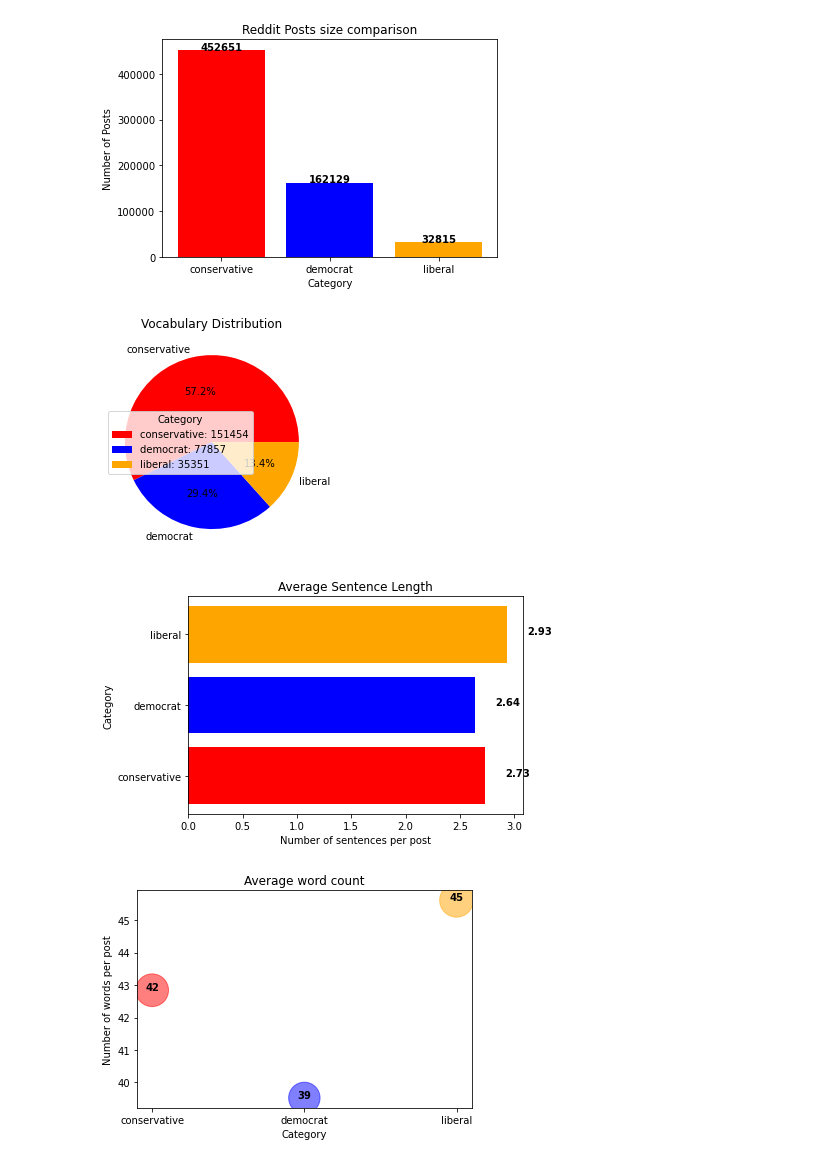
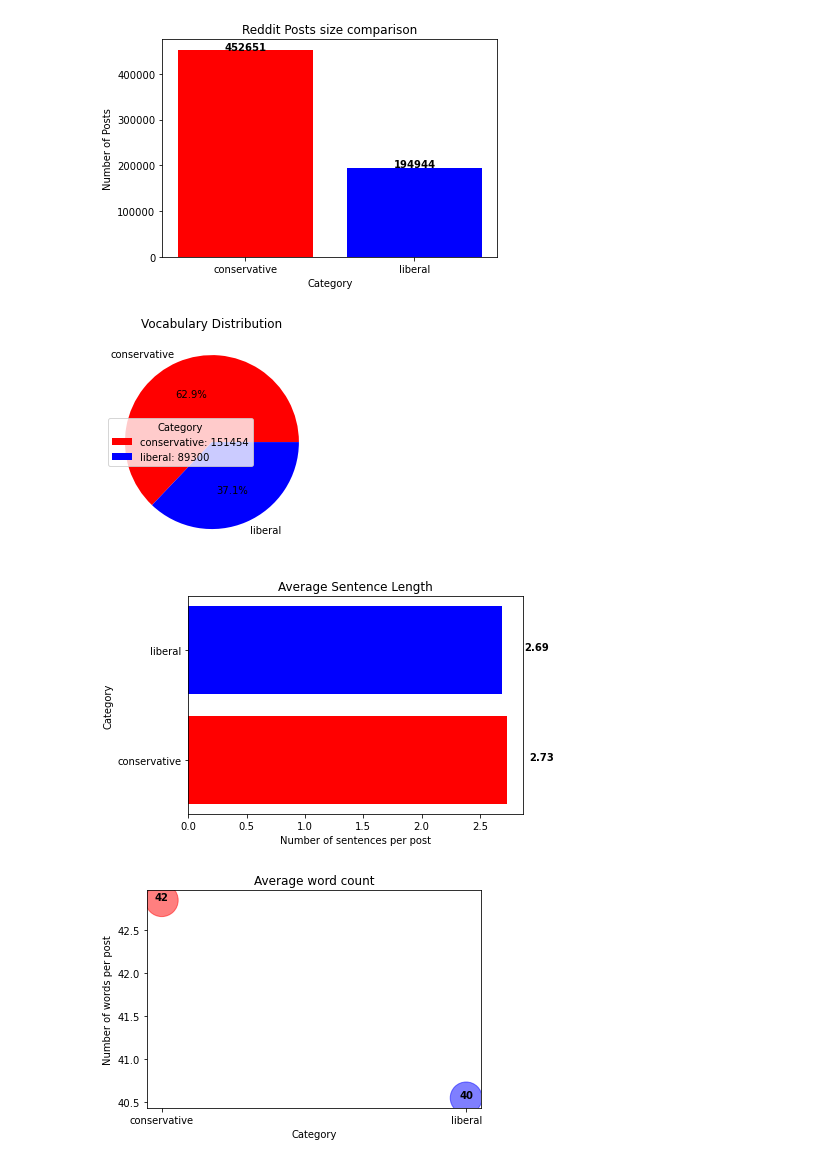
Before and after one commit to UF-CIS6930-NLP-Semantalists/semantic-shift-communities, a Jupyter notebook: Data_Pre_Processing.ipynb, the cells around one changed output. Drawn from its saved outputs; the diff is of its cells as text; code cells hidden in the pictures.

Commit message:
Merging liberal and democratic subreddits.

```diff
--- a/Data_Pre_Processing.ipynb
+++ b/Data_Pre_Processing.ipynb
@@ -16,8 +16,8 @@ def convert_to_string(data) -> str:
     return data if isinstance(data, str) else str(data)
 
 def tokenize(text: str) -> List[Token]:
-  doc = nlp(text) # spacy converts the given text into a list of tokens
-  return [w for w in doc]
+  doc = nlp(text)
+  return [w for sent in doc.sents for w in sent]
 
 def remove_punctuation(tokens: List[Token]) -> List[Token]:
   return [t for t in tokens if t.text not in string.punctuation]
@@ -44,10 +44,8 @@ def get_num_words(data) -> int:
     for sent in doc.sents: sentence_length += len(sent)
     return sentence_length
 # %%
-# conservative_df = pd.read_csv('cons_comments.csv', header=0)
-# liberal_df = pd.read_excel('lib_comments.xlsx', header=0)
-# democrat_df = pd.read_excel('dem_comments.xlsx', header=0)
-conservative_df = pd.read_csv('conservative_metadata_and_preprocessed.csv', header=0)
-liberal_df = pd.read_csv('liberal_metadata_preprocessed.csv', header=0)
-democrat_df = pd.read_csv('democrat_metadata_preprocessed.csv', header=0)
+conservative_df = pd.read_csv('cons_comments.csv', header=0)
+liberal_df = pd.concat([pd.read_excel('lib_comments.xlsx', header=0), pd.read_excel('dem_comments.xlsx', header=0)])
+conservative_df = pd.read_csv('conservative_metadata_and_preprocessed_v2.csv', header=0)
+liberal_df = pd.read_csv('liberal_metadata_preprocessed_v2.csv', header=0)
 # %%
@@ -69,16 +64,15 @@ def create_vocab(data: List[List[str]]) -> Set[str]:
     vocab = {str(token).lower() for tokens in data for token in tokens}
     return vocab
 
-def find_common_vocab(vocab1, vocab2, vocab3):
-    return list(vocab1.intersection(vocab2.intersection(vocab3)))
+def find_common_vocab(vocab1, vocab2):
+    return list(vocab1.intersection(vocab2))
 # %%
 conservative_vocab = create_vocab(conservative_df['preprocess_body'])
 liberal_vocab = create_vocab(liberal_df['preprocess_body'])
-democrat_vocab = create_vocab(democrat_df['preprocess_body'])
-common_vocab = find_common_vocab(conservative_vocab, liberal_vocab, democrat_vocab)
+
+common_vocab = find_common_vocab(conservative_vocab, liberal_vocab)
 conservative_vocab_percent = len(conservative_vocab) / len(common_vocab) * 100
 liberal_vocab_percent = len(liberal_vocab) / len(common_vocab) * 100
-democrat_vocab_percent = len(democrat_vocab) / len(common_vocab) * 100
 # %%
 import collections
 
@@ -110,17 +104,13 @@ def get_meta_data(dataframe):
 import matplotlib.pyplot as plt
 import numpy as np
 
-x = ['conservative', 'democrat', 'liberal']
-colors = ['red', 'blue', 'orange']
-size = [len(conservative_df['body']), len(democrat_df['body']), len(liberal_df['body'])]
-vocab_percent = [conservative_vocab_percent , democrat_vocab_percent, liberal_vocab_percent]
-vocab_size = [len(conservative_vocab), len(democrat_vocab), len(liberal_vocab)]
-average_sent_length = [np.mean(conservative_df['num_sentences']),
-                       np.mean(democrat_df['num_sentences']),
-                       np.mean(liberal_df['num_sentences'])]
-average_word_count = [np.mean(conservative_df['numWords']),
-                      np.mean(democrat_df['numWords']),
-                      np.mean(liberal_df['numWords'])]
+x = ['conservative', 'liberal']
+colors = ['red', 'blue']
+size = [len(conservative_df['body']), len(liberal_df['body'])]
+vocab_percent = [conservative_vocab_percent , liberal_vocab_percent]
+vocab_size = [len(conservative_vocab), len(liberal_vocab)]
+average_sent_length = [np.mean(conservative_df['num_sentences']),np.mean(liberal_df['num_sentences'])]
+average_word_count = [np.mean(conservative_df['numWords']), np.mean(liberal_df['numWords'])]
 
 # post size
 plt.bar(x, size, color=colors)
@@ -131,34 +121,34 @@ for i, v in enumerate(size):
     plt.text(i, v + 1, str(v), color='black', fontweight='bold', ha='center')
 plt.show()
 
 # vocabulary distribution
 chart = plt.pie(vocab_percent, labels=x, autopct='%1.1f%%', colors=colors)
 plt.title('Vocabulary Distribution')
 legend_labels = []
 for i in range(len(vocab_size)):
     legend_labels.append(f"{x[i]}: {vocab_size[i]}")
 plt.legend(chart[0], legend_labels, title='Category', loc='center left')
 plt.show()
 
 # Sentence length
 plt.barh(x, average_sent_length, color=colors)
 plt.xlabel('Number of sentences per post')
 plt.ylabel('Category')
 plt.title('Average Sentence Length')
 for i, v in enumerate(average_sent_length):
     plt.text(v + 0.3, i, str(round(v, 2)), color='black', fontweight='bold', ha='center')
 plt.show()
 
 # Number of words
 plt.scatter(x, average_word_count, s=[a * 25 for a in average_word_count], alpha=0.5, c=colors, cmap='viridis')
 plt.xlabel('Category')
 plt.ylabel('Number of words per post')
 plt.title('Average word count')
 for i, v in enumerate(average_word_count):
     plt.text(i, v, str(int(v)), color='black', fontweight='bold', ha='center')
 plt.show()
 # %% [output]
-[figure, old version]
+[figure, new version]
-[figure, old version]
+[figure, new version]
-[figure, old version]
+[figure, new version]
-[figure, old version]
+[figure, new version]
```
Also changed, not shown: parts of 3 cells of this notebook.
